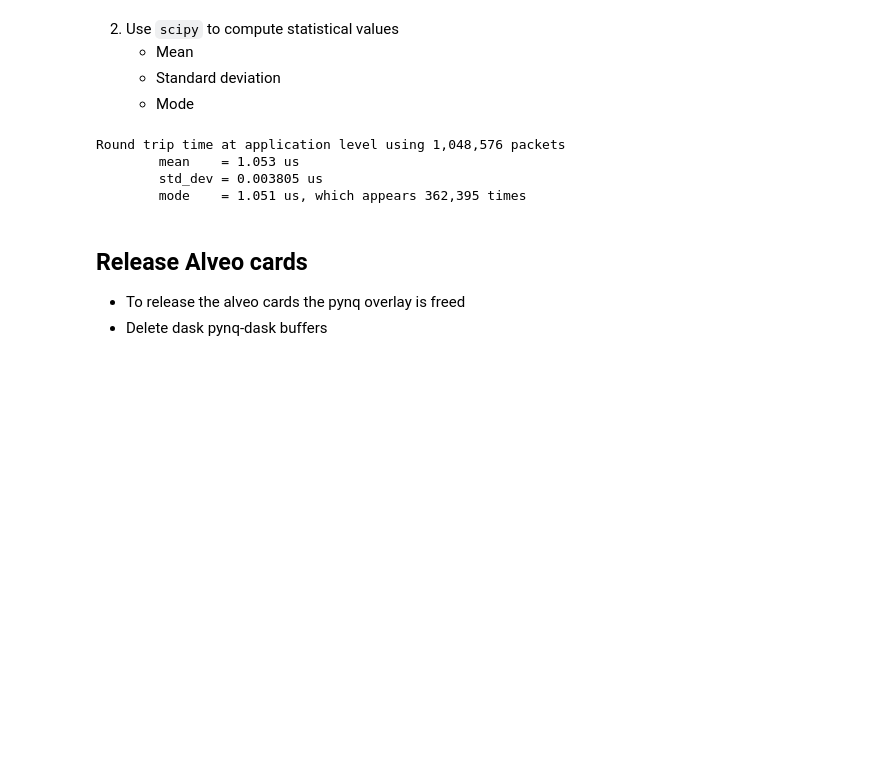
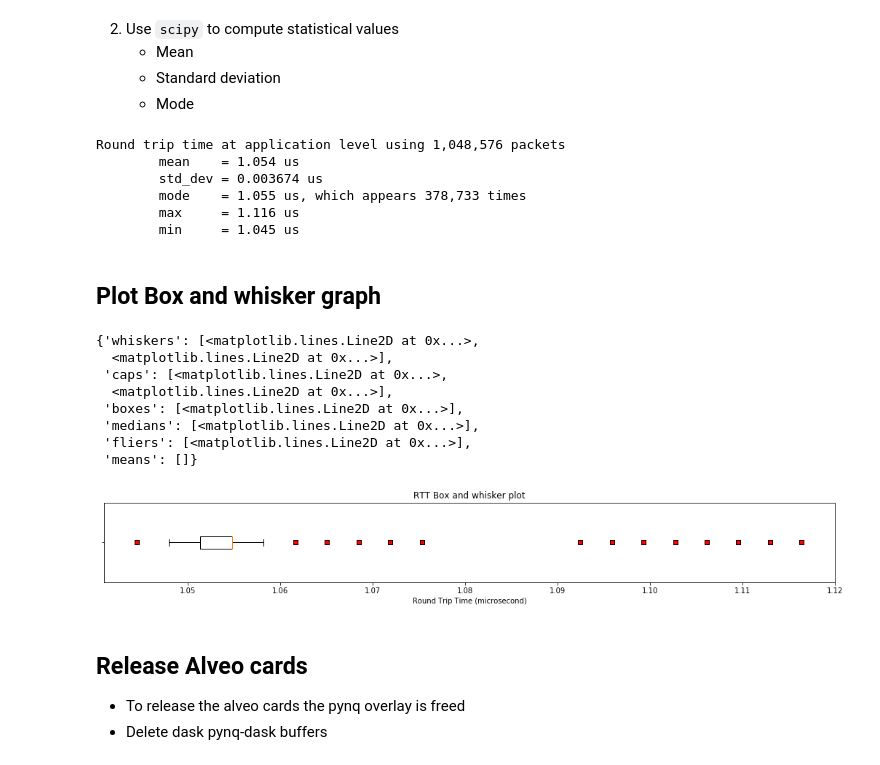
Before and after one commit to Xilinx/xup_vitis_network_example, a Jupyter notebook: Notebooks/vnx-benchmark-rtt.ipynb, the cells around one changed output. Saved outputs shown, nothing was run; the diff lists cells and outputs as text; code cells hidden in the pictures; blank space fills up the shorter version.

Commit message:
Update notebooks to include box and whisker plot

```diff
--- a/Notebooks/vnx-benchmark-rtt.ipynb
+++ b/Notebooks/vnx-benchmark-rtt.ipynb
@@ -9,7 +9,7 @@ This notebook assumes:
 # %%
 from dask.distributed import Client
 
-client = Client("tcp://10.1.212.126:8786")
+client = Client("tcp://10.1.212.129:8786")
 client
 # %% [output]
 | Client Scheduler: tcp://10.1.212.... | Cluster Workers: 2 Cores: 32 Memo... |
@@ -307,8 +302,8 @@ PynqBuffer([[306],
 1. Convert the rtt from cycles to microseconds, for this particular implementation the clock frequency is 292 MHz. Check current kernel frequency `xbutil | dump`
 # %%
 freq = 292
-rtt_sec = np.array(shape, dtype=np.float)
-rtt_sec= rtt_cycles / freq  # convert to microseconds
+rtt_usec = np.array(shape, dtype=np.float)
+rtt_usec= rtt_cycles / freq  # convert to microseconds
 # %% [markdown]
 2. Use `scipy` to compute statistical values
     * Mean
@@ -316,15 +311,42 @@ rtt_sec= rtt_cycles / freq  # convert to microseconds
     * Mode
 # %%
 from scipy import stats
-mean, std_dev, mode = np.mean(rtt_sec), np.std(rtt_sec), stats.mode(rtt_sec)
-print("Round trip time at application level using {:,} packets".format(len(rtt_sec)))
+mean, std_dev, mode = np.mean(rtt_usec), np.std(rtt_usec), stats.mode(rtt_usec)
+print("Round trip time at application level using {:,} packets".format(len(rtt_usec)))
 print("\tmean    = {:.3f} us\n\tstd_dev = {:.6f} us".format(mean,std_dev))
 print("\tmode    = {:.3f} us, which appears {:,} times".format(mode[0][0][0],mode[1][0][0]))
+print("\tmax     = {:.3f} us".format(np.max(rtt_usec)))
+print("\tmin     = {:.3f} us".format(np.min(rtt_usec)))
 # %% [output]
 Round trip time at application level using 1,048,576 packets
-        mean    = 1.053 us
-        std_dev = 0.003805 us
-        mode    = 1.051 us, which appears 362,395 times
+        mean    = 1.054 us
+        std_dev = 0.003674 us
+        mode    = 1.055 us, which appears 378,733 times
+        max     = 1.116 us
+        min     = 1.045 us
+# %% [markdown]
+## Plot Box and whisker graph
+# %%
+%matplotlib inline
+import matplotlib.pyplot as plt
+
+red_square = dict(markerfacecolor='r', marker='s')
+fig, ax = plt.subplots()
+ax.set_title('RTT Box and whisker plot')
+ax.set_xlabel('Round Trip Time (microsecond)')
+ax.set_yticklabels([''])
+fig.set_size_inches(18, 2)
+ax.boxplot(rtt_usec, vert=False, flierprops=red_square)
+# %% [output]
+{'whiskers': [<matplotlib.lines.Line2D at 0x...>,
+  <matplotlib.lines.Line2D at 0x...>],
+ 'caps': [<matplotlib.lines.Line2D at 0x...>,
+  <matplotlib.lines.Line2D at 0x...>],
+ 'boxes': [<matplotlib.lines.Line2D at 0x...>],
+ 'medians': [<matplotlib.lines.Line2D at 0x...>],
+ 'fliers': [<matplotlib.lines.Line2D at 0x...>],
+ 'means': []}
+[figure, added]
 # %% [markdown]
 ## Release Alveo cards
 * To release the alveo cards the pynq overlay is freed
```
Also changed, not shown: parts of 4 cells of this notebook, 5 other files.
